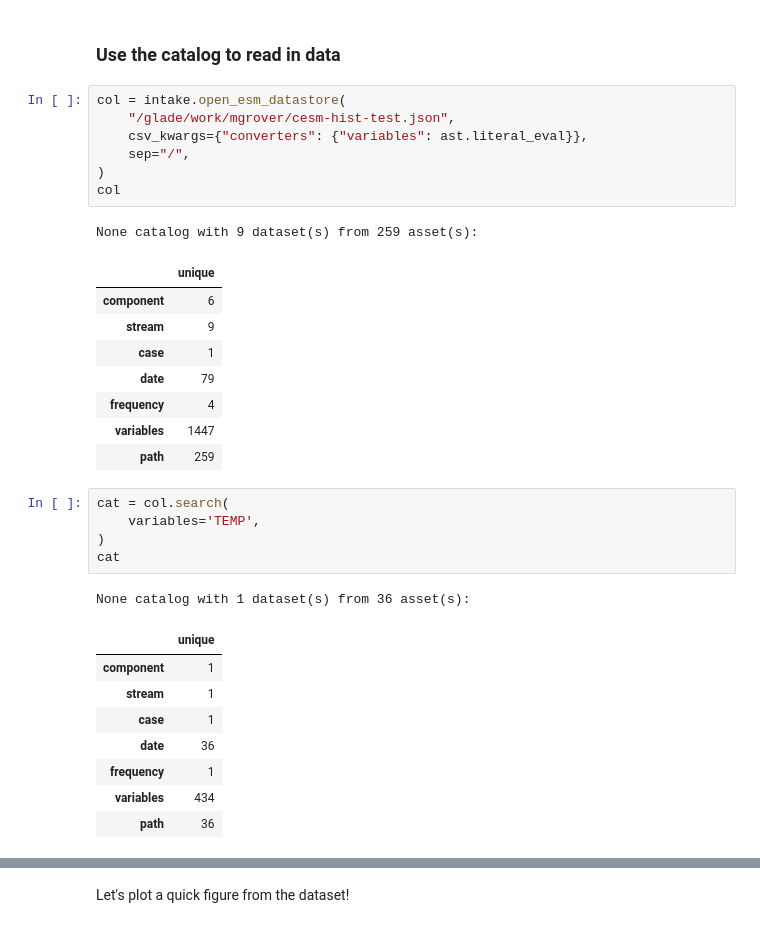
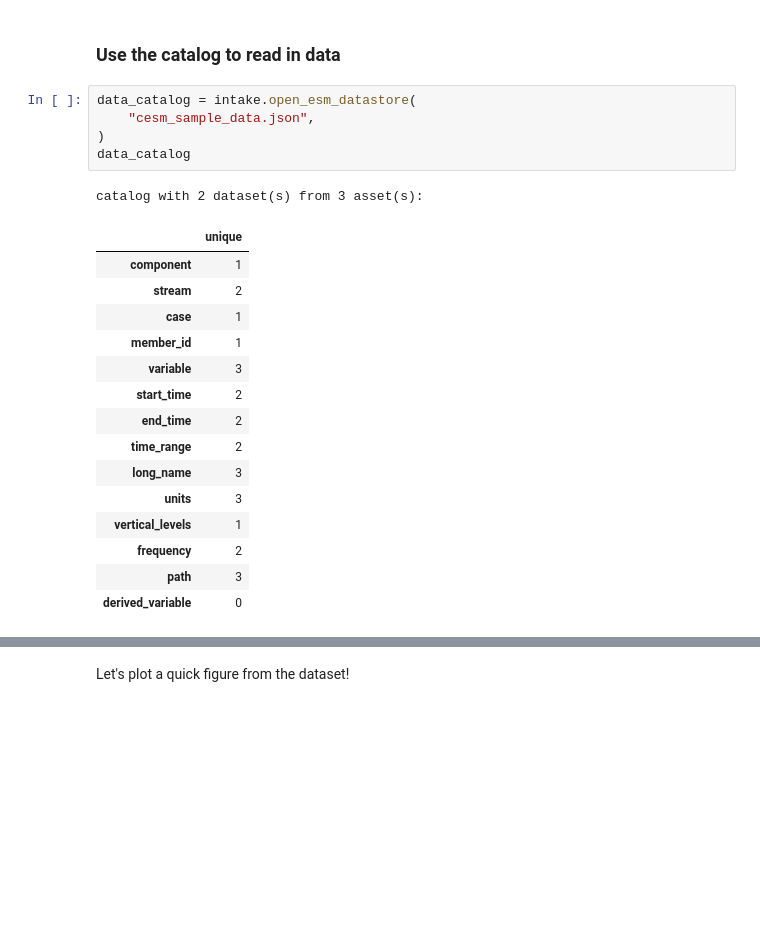
Before and after one commit to intake/intake-esm, a Jupyter notebook: docs/source/user-guide/ecgtools-history-files-example.ipynb, the cells around one changed output, grey strips where cells are left out. Cells and saved outputs as stored; diff of their text form; blank space fills up the shorter version.

```diff
--- a/docs/source/user-guide/ecgtools-history-files-example.ipynb
+++ b/docs/source/user-guide/ecgtools-history-files-example.ipynb
@@ -255,35 +171,25 @@ import intake
 # %% [markdown]
 ### Use the catalog to read in data
 # %%
-col = intake.open_esm_datastore(
-    "/glade/work/mgrover/cesm-hist-test.json",
-    csv_kwargs={"converters": {"variables": ast.literal_eval}},
-    sep="/",
+data_catalog = intake.open_esm_datastore(
+    "cesm_sample_data.json",
 )
-col
+data_catalog
 # %% [output]
-None catalog with 9 dataset(s) from 259 asset(s):
+catalog with 2 dataset(s) from 3 asset(s):
 |  | unique |
-| component | 6 |
-| stream | 9 |
+| component | 1 |
+| stream | 2 |
 | case | 1 |
-| date | 79 |
-| frequency | 4 |
-| variables | 1447 |
-| path | 259 |
+| member_id | 1 |
+| variable | 3 |
+| start_time | 2 |
+| end_time | 2 |
+| time_range | 2 |
+| long_name | 3 |
+| units | 3 |
+| vertical_levels | 1 |
+| frequency | 2 |
+| path | 3 |
+| derived_variable | 0 |
-# %%
-cat = col.search(
-    variables='TEMP',
-)
-cat
-# %% [output]
-None catalog with 1 dataset(s) from 36 asset(s):
-|  | unique |
-| component | 1 |
-| stream | 1 |
-| case | 1 |
-| date | 36 |
-| frequency | 1 |
-| variables | 434 |
-| path | 36 |
 # %%
```
Also changed, not shown: parts of 33 cells of this notebook.
